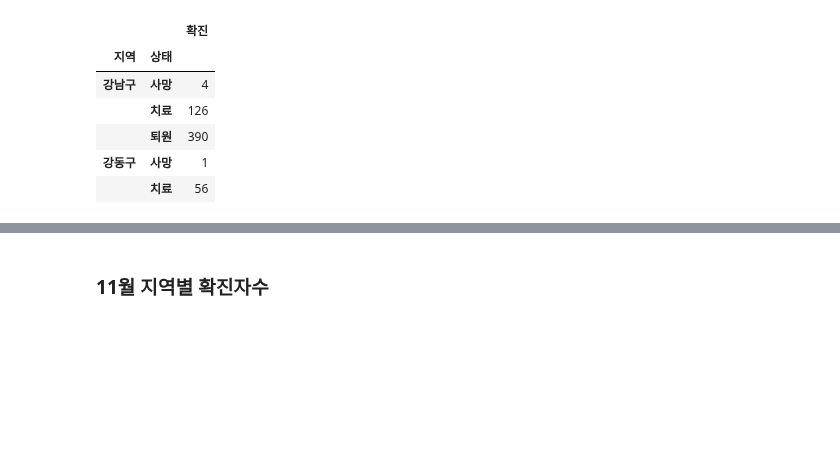
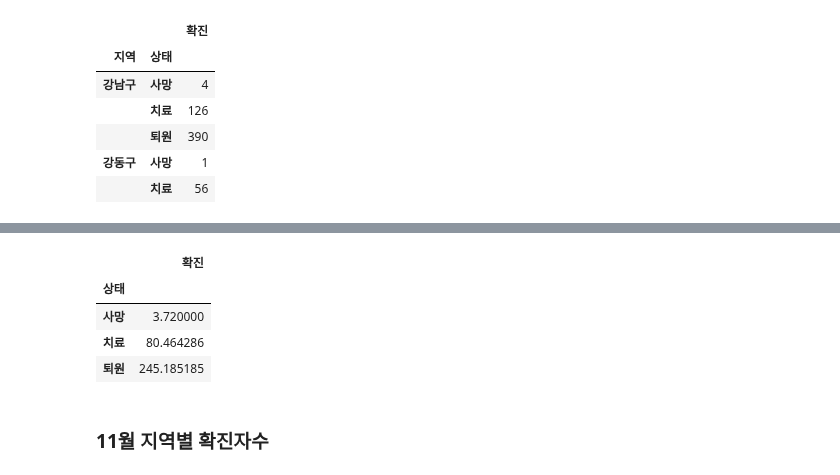
Before and after one commit to leele91/Data-Analysis-2020, a Jupyter notebook: 07.seoul/07.서울시코로나.ipynb, the cells around one changed output, grey strips where cells are left out. Drawn from its saved outputs; the diff is of its cells as text; code cells hidden in the pictures; blank space fills up the shorter version.

```diff
--- a/07.seoul/07.서울시코로나.ipynb
+++ b/07.seoul/07.서울시코로나.ipynb
@@ -247,3 +264,12 @@ soco_gu2 = soco_gu2.reset_index()
+# %%
+soco_gu3 = soco_gu2.groupby(['상태'])[['확진']].mean()
+soco_gu3.head()
+# %% [output]
+|  | 확진 |
+| 상태 |  |
+| 사망 | 3.720000 |
+| 치료 | 80.464286 |
+| 퇴원 | 245.185185 |
 # %% [markdown]
 ### 11월 지역별 확진자수
 # %%
```
Also changed, not shown: parts of 3 cells of this notebook.
